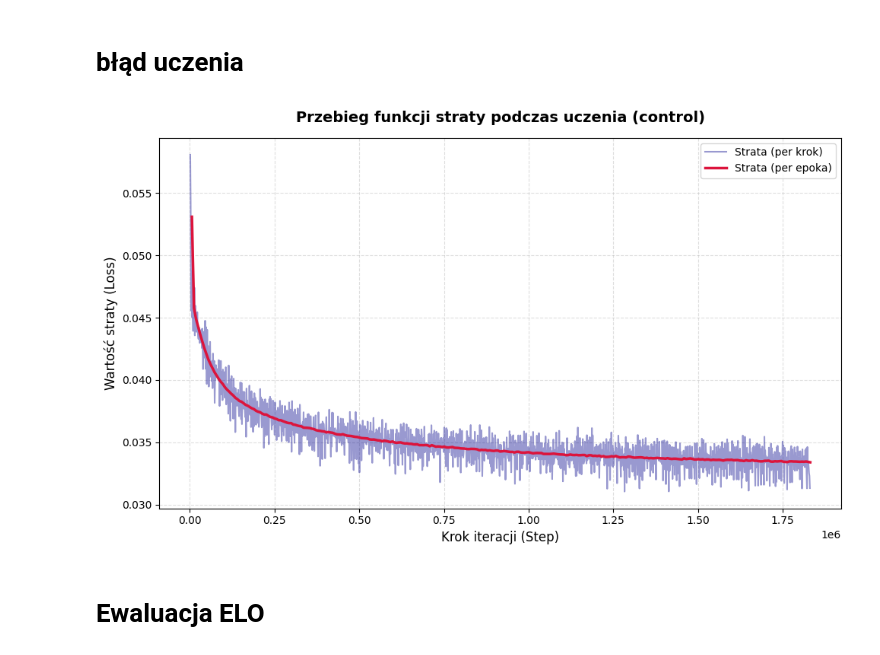
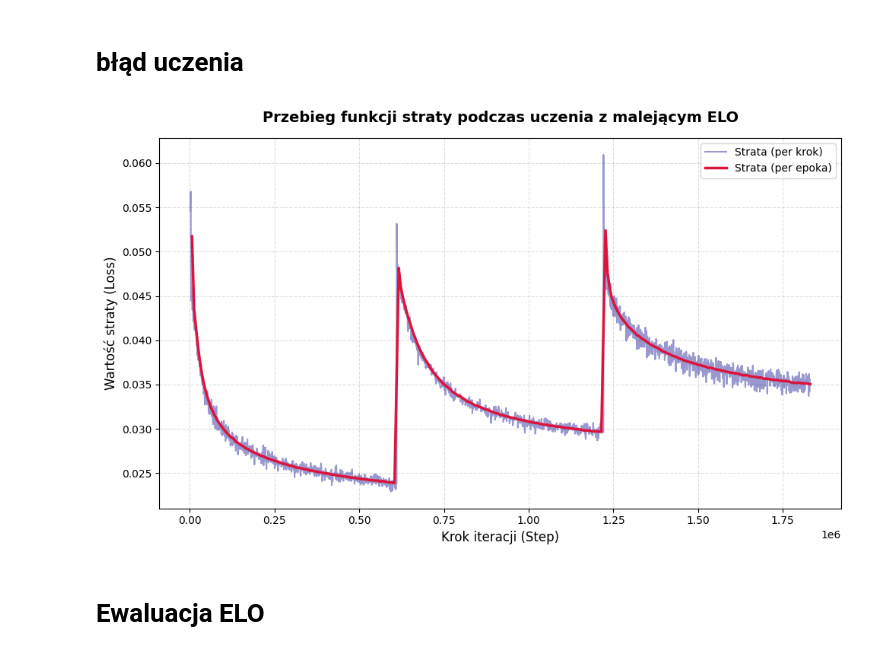
Before and after one commit to Makolin0/praca-magisterska, a Jupyter notebook: graphs.ipynb, the cells around one changed output. Saved outputs shown, nothing was run; the diff lists cells and outputs as text; code cells hidden in the pictures.

```diff
--- a/graphs.ipynb
+++ b/graphs.ipynb
@@ -59,7 +59,7 @@ import matplotlib.pyplot as plt
 import pandas as pd
 
 # Twoje dane CSV jako ciąg znaków (w realnym scenariuszu zamień na ścieżkę do pliku)
-csv_data = "/home/adamz/Documents/praca-magisterska/graphs/train/metrics_control.csv"
+csv_data = "/home/adamz/Documents/praca-magisterska/graphs/train/reverse/metrics_joined.csv"
 
 # Wczytanie danych (jeśli czytasz z pliku, użyj: pd.read_csv('sciezka_do_pliku.csv'))
 df = pd.read_csv(csv_data)
@@ -83,35 +83,35 @@ ax.plot(
     label="Strata (per krok)",
 )
 
 # 2. Linia epok: zmienione z scatter na plot, by linia była ciągła
 ax.plot(
     df_epoch["step"],
     df_epoch["train_loss_epoch"],
     color="crimson",
     # marker="X",
     linewidth=2.5,
     markersize=8,
     label="Strata (per epoka)",
 )
 
 # Stylistyka i opisy
 ax.set_title(
-    "Przebieg funkcji straty podczas uczenia (control)",
+    "Przebieg funkcji straty podczas uczenia z malejącym ELO",
     fontsize=14,
     fontweight="bold",
     pad=15,
 )
 ax.set_ylabel("Wartość straty (Loss)", fontsize=12)
 ax.set_xlabel("Krok iteracji (Step)", fontsize=12)
 
 # Dodatki graficzne
 ax.grid(True, linestyle="--", alpha=0.4)
 ax.legend(fontsize=10, loc="upper right")
 
 plt.tight_layout()
 plt.savefig("training_loss_continuous.png", dpi=300)
 # %% [output]
-[figure, old version]
+[figure, new version]
 # %% [markdown]
 # Ewaluacja ELO
 # %%
```
Also changed, not shown: 21 other files.
